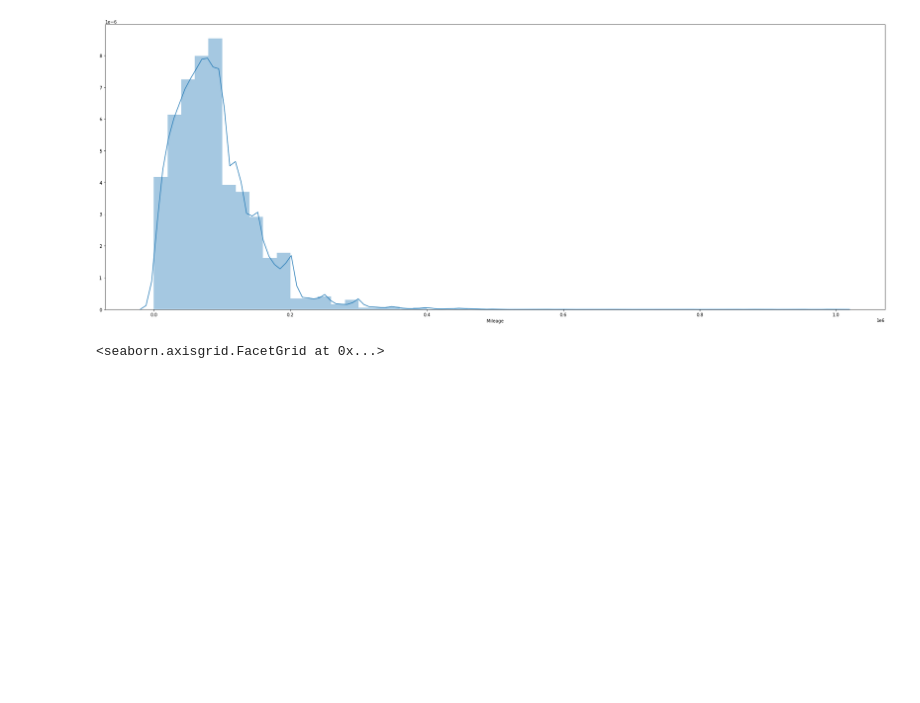
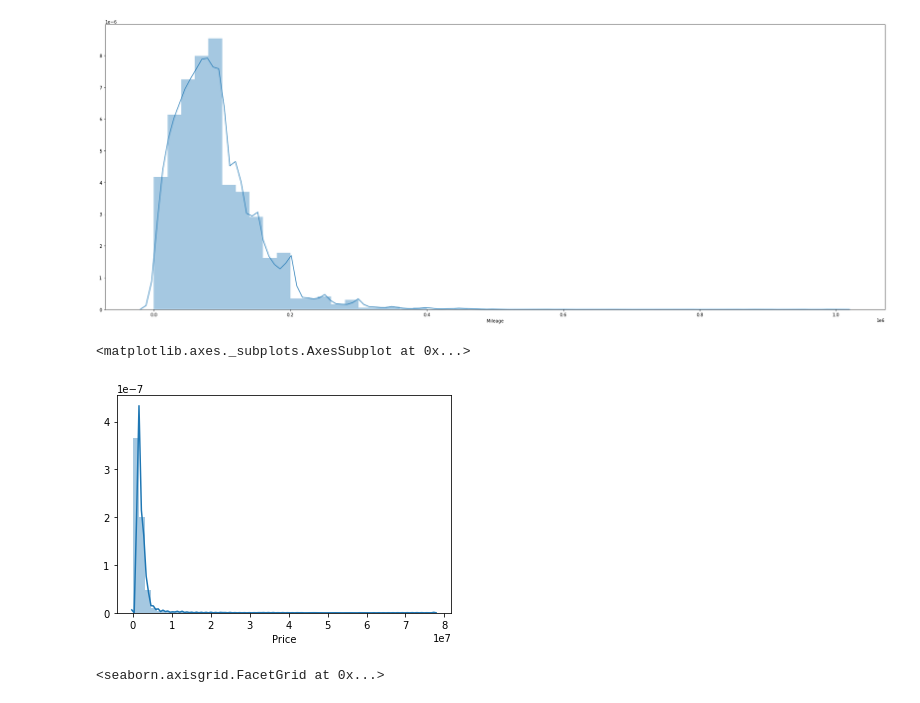
Before and after one commit to TheFahad-55/Project-, a Jupyter notebook: NNUMERIC CONVERSION.ipynb, the cells around one changed output. Drawn from its saved outputs; the diff is of its cells as text; code cells hidden in the pictures; blank space fills up the shorter version.

```diff
--- a/NNUMERIC CONVERSION.ipynb
+++ b/NNUMERIC CONVERSION.ipynb
@@ -132,6 +147,11 @@ sns.distplot(data['Mileage'])
 # %% [output]
 <matplotlib.axes._subplots.AxesSubplot at 0x...>
 [figure]
+# %%
+sns.distplot(data['Price'])
+# %% [output]
+<matplotlib.axes._subplots.AxesSubplot at 0x...>
+[figure, added]
 # %%
 plt.figure(figsize=(22,6))
 sns.lmplot(x='Model Year',y='Price',data=data,hue='Assembly',markers=['o','v'],scatter_kws={'s':100})
```
Also changed, not shown: parts of 33 cells of this notebook.
